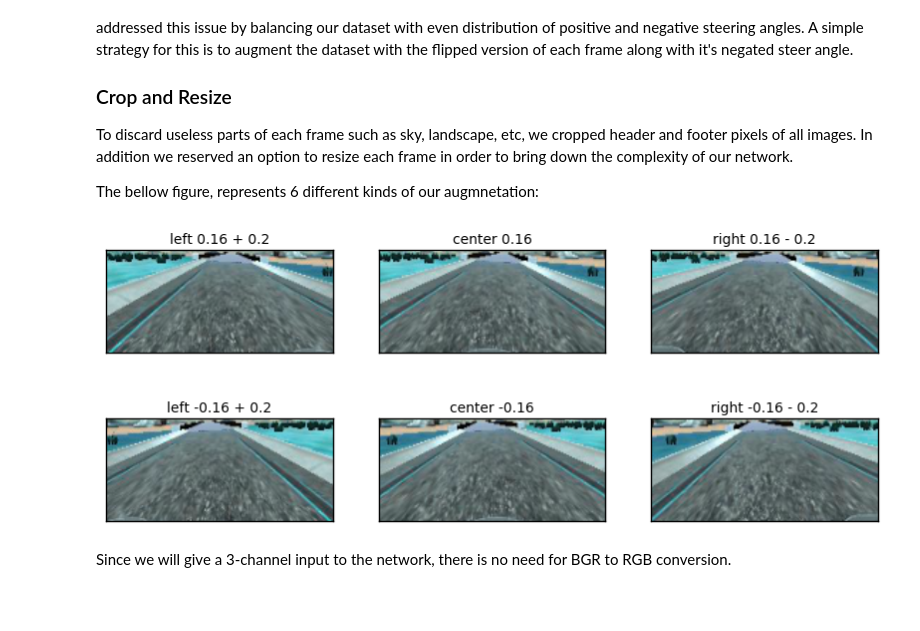
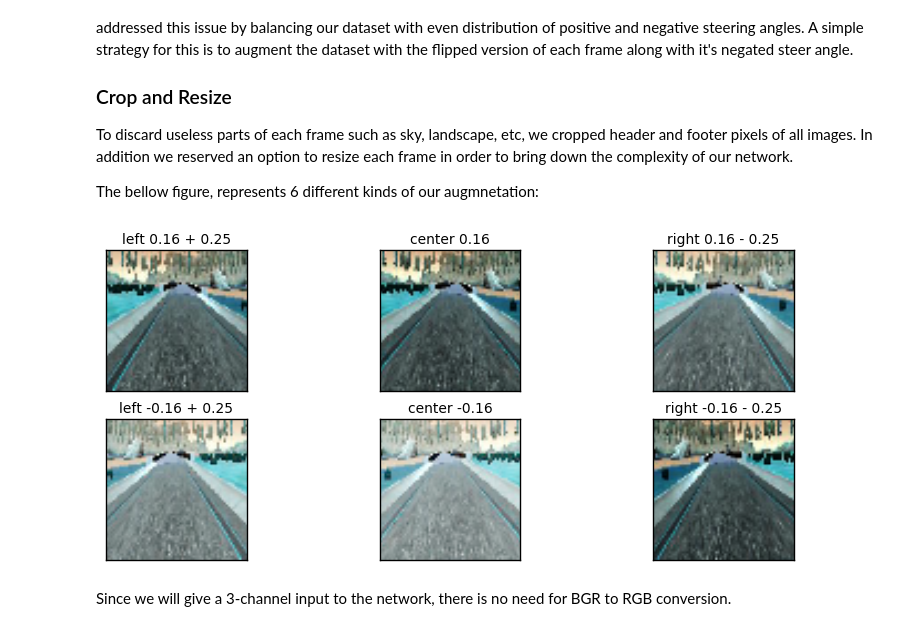
Before and after one commit to hamidb/CarND-Udacity, a Jupyter notebook: CarND-BehavioralCloning-P3-solution/behavioral-cloning-keras.ipynb, the cells around one changed output. Saved outputs shown, nothing was run; the diff lists cells and outputs as text; code cells hidden in the pictures; blank space fills up the shorter version.

```diff
--- a/CarND-BehavioralCloning-P3-solution/behavioral-cloning-keras.ipynb
+++ b/CarND-BehavioralCloning-P3-solution/behavioral-cloning-keras.ipynb
@@ -81,30 +86,35 @@ In addition we reserved an option to resize each frame in order to bring down th
 
 The bellow figure, represents 6 different kinds of our augmnetation:
 # %%
-target_size = (72, 160)
+from skimage import exposure
+import cv2
+
+target_size = (64, 64)
 fig = plt.figure(figsize=(10, 4))
 i = 1
 for flip in range(2):
     for name in ['left', 'center', 'right']:
         img = cv2.imread(os.path.join(data_dir, logs[name][72]))
-        img = img[60:-20,:,:] # cropping
+        img = img[40:img.shape[0]-25,:,:] # cropping
         img = cv2.flip(img, 1) if flip==1 else img
         img = cv2.resize(img, (target_size[1], target_size[0]))
+        gamma = np.random.uniform(0.5, 1.5)
+        img = exposure.adjust_gamma(img, gamma)
         ax = fig.add_subplot(2, 3, i)
         ax.imshow(img)
         steer = round(logs['steer_angle'][72], 2)
         steer = -1.0*float(steer) if flip==1 else steer
         txt = " " + str(steer)
         if name=='left':
-            txt = txt + ' + 0.2'
+            txt = txt + ' + 0.25'
         if name == 'right':
-            txt = txt + ' - 0.2'
+            txt = txt + ' - 0.25'
         plt.title(name + txt , fontsize=10)
         ax.axes.get_xaxis().set_visible(False) # hide x tick labels
         ax.axes.get_yaxis().set_visible(False) # hide y tick labels
         i = i + 1
 # %% [output]
-[figure, old version]
+[figure, new version]
 # %% [markdown]
 Since we will give a 3-channel input to the network, there is no need for BGR to RGB conversion.
 # %% [markdown]
```
Also changed, not shown: parts of 7 cells of this notebook, 5 other files.
